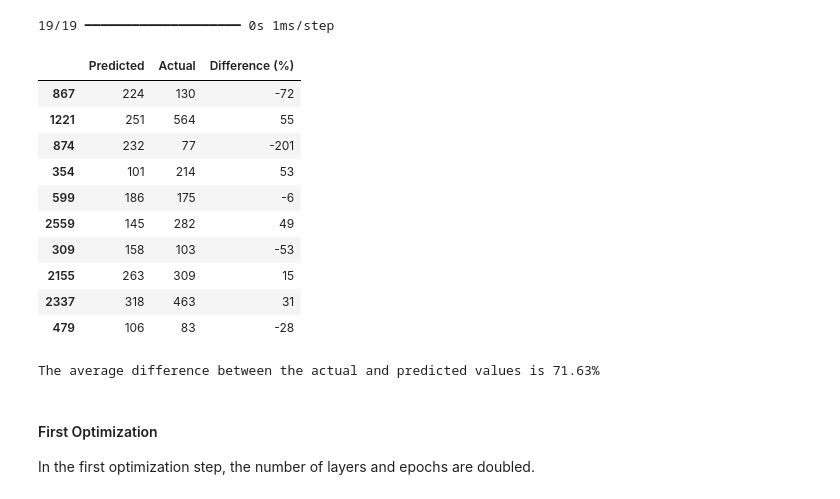
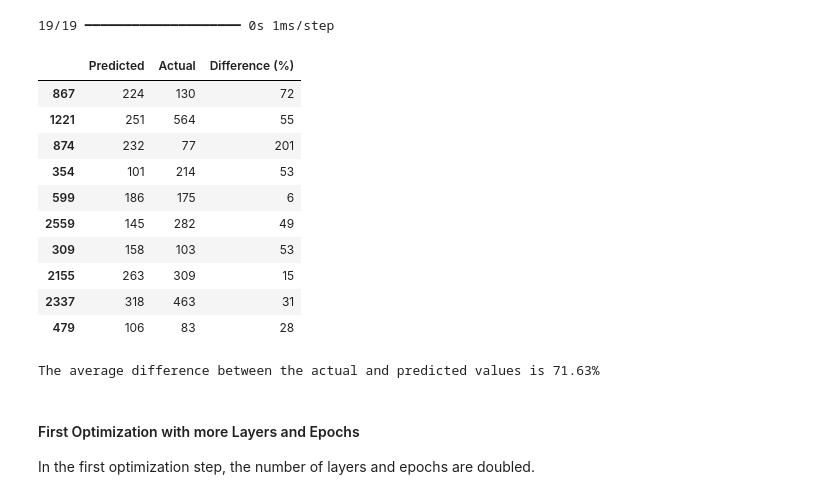
Before and after one commit to duellieren/parking-capacity-predictive-model, a Jupyter notebook: training/training.ipynb, the cells around one changed output. Cells and saved outputs as stored; diff of their text form; code cells hidden in the pictures.

Commit message:
completed training

```diff
--- a/training/training.ipynb
+++ b/training/training.ipynb
@@ -71,15 +71,19 @@ def show_examplary_predictions(model, features_test, target_test):
     predictions = predictions.flatten()
     predictions = np.round(predictions)
 
-    results = pd.DataFrame({'Predicted': predictions, 'Actual': target_test, 'Difference (%)': ((target_test - predictions) / target_test) * 100})
+    results = pd.DataFrame({'Predicted': predictions, 'Actual': target_test})
+    results = results.astype({'Actual': 'int32', 'Predicted': 'int32'})
 
-    results = results.astype({'Actual': 'int32', 'Predicted': 'int32'})
+    # The difference between the actual and predicted values in percent
+    results['Difference (%)'] = ((results['Actual'] - results['Predicted']) / results['Actual']) * 100
 
     results['Difference (%)'] = results['Difference (%)'].round(0).astype('int32')
 
+    results['Difference (%)'] = results['Difference (%)'].abs()
+
     return results
 # %%
-model = build_sequential_model(
+first_model = build_sequential_model(
     num_layers=2,
     neurons_per_layer=64,
     activation_function='relu',
@@ -89,6 +93,6 @@ model = build_sequential_model(
     metrics=['mse']
 )
 
-show_model_structure(model, features_train.shape[1])
-# plot_model(model)
+show_model_structure(first_model, features_train.shape[1])
+# plot_model(first_model)
 # %% [output]
@@ -106,7 +110,7 @@ Model: "sequential"
  Trainable params: 4,737 (18.50 KB)
  Non-trainable params: 0 (0.00 B)
 # %%
-history = model.fit(features_train, target_train, epochs=10, batch_size=32, validation_data=(features_test, target_test))
+history = first_model.fit(features_train, target_train, epochs=10, batch_size=32, validation_data=(features_test, target_test))
 plot_history(history)
 # %% [output]
 Epoch 1/10
@@ -132,20 +136,20 @@ Epoch 10/10
 [figure]
 # %%
-example_predictions = show_examplary_predictions(model, features_test, target_test)
+example_predictions = show_examplary_predictions(first_model, features_test, target_test)
 example_predictions.head(10)
 # %% [output]
 19/19 ━━━━━━━━━━━━━━━━━━━━ 0s 1ms/step
 |  | Predicted | Actual | Difference (%) |
-| 867 | 224 | 130 | -72 |
+| 867 | 224 | 130 | 72 |
 | 1221 | 251 | 564 | 55 |
-| 874 | 232 | 77 | -201 |
+| 874 | 232 | 77 | 201 |
 | 354 | 101 | 214 | 53 |
-| 599 | 186 | 175 | -6 |
+| 599 | 186 | 175 | 6 |
 | 2559 | 145 | 282 | 49 |
-| 309 | 158 | 103 | -53 |
+| 309 | 158 | 103 | 53 |
 | 2155 | 263 | 309 | 15 |
 | 2337 | 318 | 463 | 31 |
-| 479 | 106 | 83 | -28 |
+| 479 | 106 | 83 | 28 |
 # %%
 # Calculate the average difference between the actual and predicted values but use the absolute values
 average_difference = example_predictions['Difference (%)'].abs().mean()
@@ -153,7 +157,7 @@ print(f'The average difference between the actual and predicted values is {avera
 # %% [output]
 The average difference between the actual and predicted values is 71.63%
 # %% [markdown]
-#### First Optimization
+#### First Optimization with more Layers and Epochs
 
 In the first optimization step, the number of layers and epochs are doubled.
 # %%
```
Also changed, not shown: parts of 12 cells of this notebook, 1 other file.
